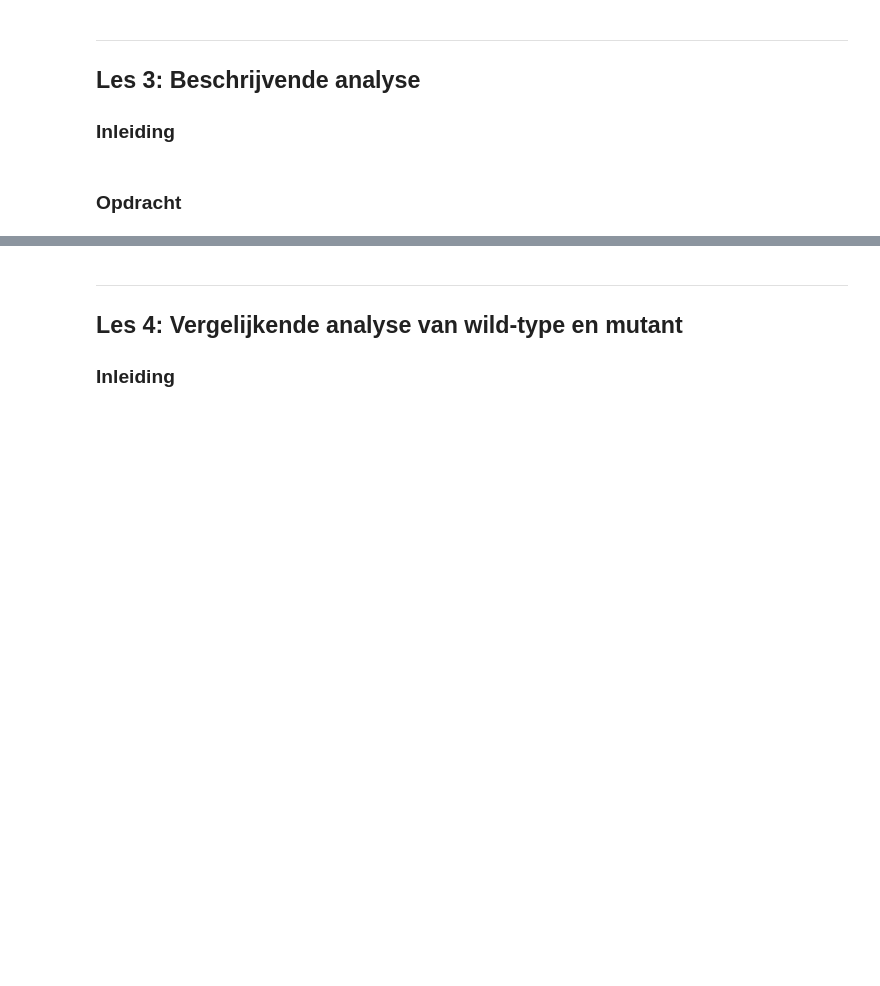
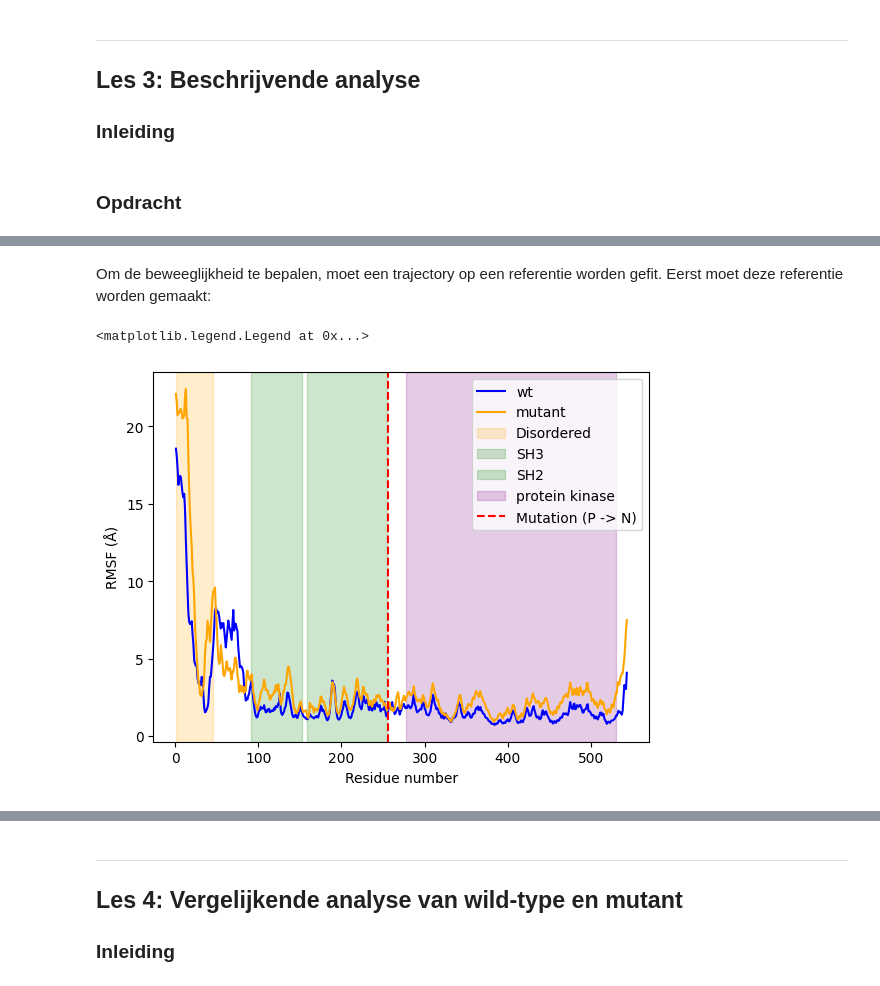
Before and after one commit to YamilaTimmer/molecular-dynamics, a Jupyter notebook: Casus_MolecularModeling.ipynb, the cells around one changed output, grey strips where cells are left out. Cells and saved outputs as stored; diff of their text form; code cells hidden in the pictures; blank space fills up the shorter version.

Commit message:
added RMSF, fix bug in pml script

```diff
--- a/Casus_MolecularModeling.ipynb
+++ b/Casus_MolecularModeling.ipynb
@@ -340,0 +354,2 @@ Norm of force     =  6.2092130e+01
+# %% [markdown]
+Om de beweeglijkheid te bepalen, moet een trajectory op een referentie worden gefit. Eerst moet deze referentie worden gemaakt:
@@ -340,0 +381,33 @@ Norm of force     =  6.2092130e+01
+# %%
+import matplotlib.pyplot as plt
+%matplotlib inline
+
+# Plot de RMSF van het wildtype/de mutant
+plt.plot(c_alphas_wildtype.resids,
+         R_wildtype.results.rmsf,
+         color = 'blue',
+         label = 'wt'
+         )
+plt.plot(c_alphas_mutant.resids,
+         R_mutant.results.rmsf,
+         color = 'orange',
+         label = 'mutant'
+         )
+plt.xlabel('Residue number')
+plt.ylabel('RMSF (Å)')
+plt.axvspan(1, 45, zorder=0, alpha=0.2, color='orange', label='Disordered')
+plt.axvspan(91, 152, zorder=0, alpha=0.2, color='green', label='SH3')
+plt.axvspan(158, 255, zorder=0, alpha=0.2, color='green', label='SH2')
+plt.axvspan(277, 530, zorder=0, alpha=0.2, color='purple', label='protein kinase')
+
+plt.axvline(
+    x=256,
+    color='red',
+    linestyle='--',
+    label='Mutation (P -> N)'
+)
+
+plt.legend()
+# %% [output]
+<matplotlib.legend.Legend at 0x...>
+[figure, added]
```
Also changed, not shown: parts of 10 cells of this notebook, 1 other file.
